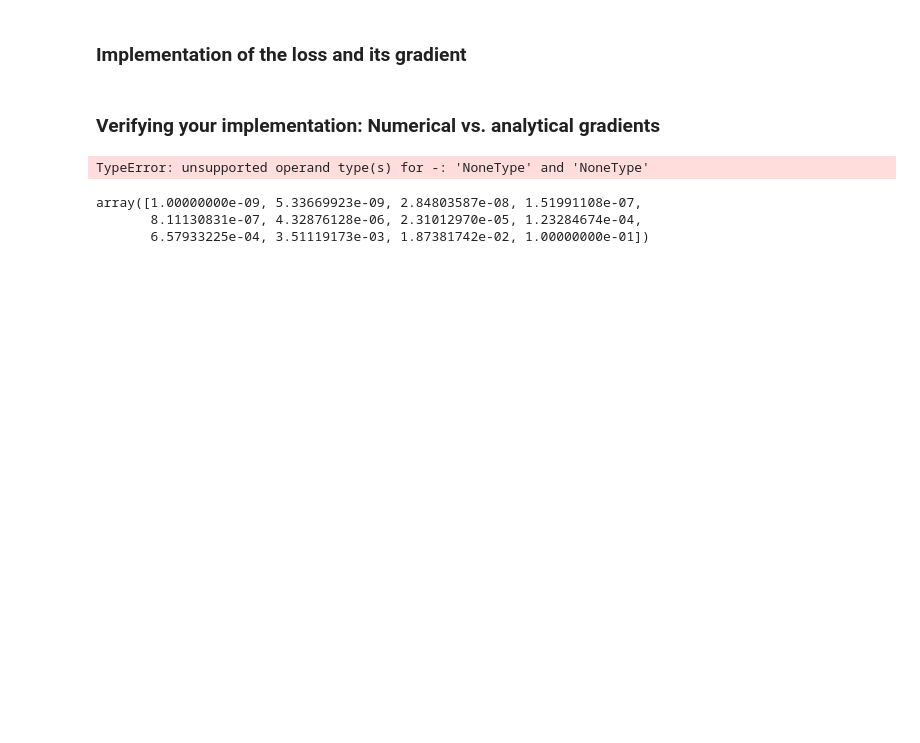
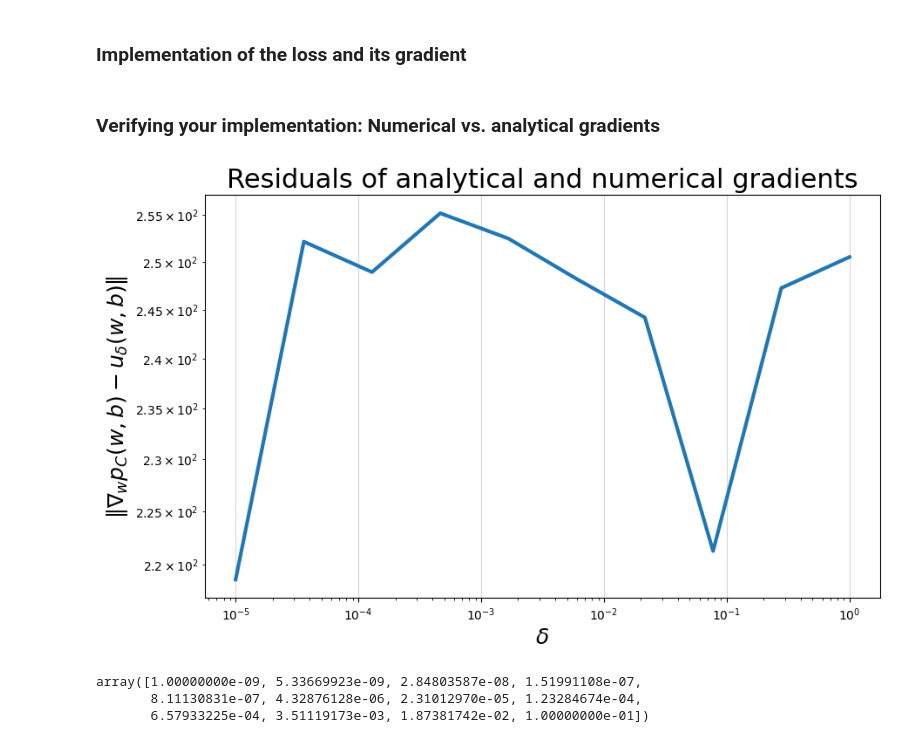
Before and after one commit to muradek/ML_Major_HW2, a Jupyter notebook: HW2_M.ipynb, the cells around one changed output. Drawn from its saved outputs; the diff is of its cells as text; code cells hidden in the pictures; blank space fills up the shorter version.

```diff
--- a/HW2_M.ipynb
+++ b/HW2_M.ipynb
@@ -399,9 +401,12 @@ class SoftSVM(BaseEstimator, ClassifierMixin):
         norm = np.linalg.norm(w)
 
         # TODO: complete the loss calculation
-        loss = 0.0
-
-        return
+        complementary_vec = 1 - hinge_inputs
+        zero_vec = np.zeros(hinge_inputs.shape)
+        max_vec = np.maximum(zero_vec, complementary_vec)
+        hinge_sum = np.sum(max_vec)
+        loss = (norm ** 2) + C * hinge_sum
+        return loss
 
     @staticmethod
     def subgradient(w, b: float, C: float, X, y):
@@ -416,9 +421,15 @@ class SoftSVM(BaseEstimator, ClassifierMixin):
         :return: a tuple with (the gradient of the weights, the gradient of the bias)
         """
         # TODO: calculate the analytical sub-gradient of soft-SVM w.r.t w and b
-        g_w = None
-        g_b = 0.0
+        margins = (X.dot(w) + b).reshape(-1, 1)
+        hinge_inputs = np.multiply(margins, y.reshape(-1, 1))
+        condition = hinge_inputs < 1
+        f_hinge_inputs = np.where(condition, -1, 0)
+        f_mul_y = np.multiply(f_hinge_inputs, y.reshape(-1, 1))
+        f_mul_y_dot_x = ((f_mul_y.T).dot(X)).reshape(-1, 1)
 
+        g_w = 2*w + C * np.sum(f_mul_y_dot_x)
+        g_b = C * np.sum(f_mul_y)
         return g_w, g_b
 
     def fit_with_logs(self, X, y, max_iter: int = 2000, keep_losses: bool = True):
@@ -453,8 +464,7 @@ class SoftSVM(BaseEstimator, ClassifierMixin):
             batch_y = y[start_idx:end_idx]
 
             # TODO: Compute the (sub)gradient of the current *batch*
-            sub_gradient_res = self.subgradient(self.w, self.b, self.C, batch_X, batch_y)
-            g_w, g_b = sub_gradient_res[0], sub_gradient_res[1]
+            g_w, g_b = self.subgradient(self.w, self.b, self.C, batch_X, batch_y)
 
             # Perform a (sub)gradient step
             # TODO: update the learned parameters correctly
@@ -543,12 +553,12 @@ def compare_gradients(X, y, deltas, C=1, REPEATS=100, figsize=(10, 6)):
     plt.show()
 # %%
 tmp3 = train.copy(deep=True)
-X3 = tmp3[['PCR_04', 'PCR_09']].values
-Y3 = tmp3['spread'].values
+X_train = tmp3[['PCR_04', 'PCR_09']].values
+y_train = tmp3['spread'].values
 
-compare_gradients(X3, Y3, deltas=np.logspace(-5, 0, 10))
+compare_gradients(X_train, y_train, deltas=np.logspace(-5, 0, 10))
 # %% [output]
-TypeError: unsupported operand type(s) for -: 'NoneType' and 'NoneType'
+[figure, added]
 # %%
 # %% [output]
 array([1.00000000e-09, 5.33669923e-09, 2.84803587e-08, 1.51991108e-07,
```
Also changed, not shown: parts of 5 cells of this notebook.
